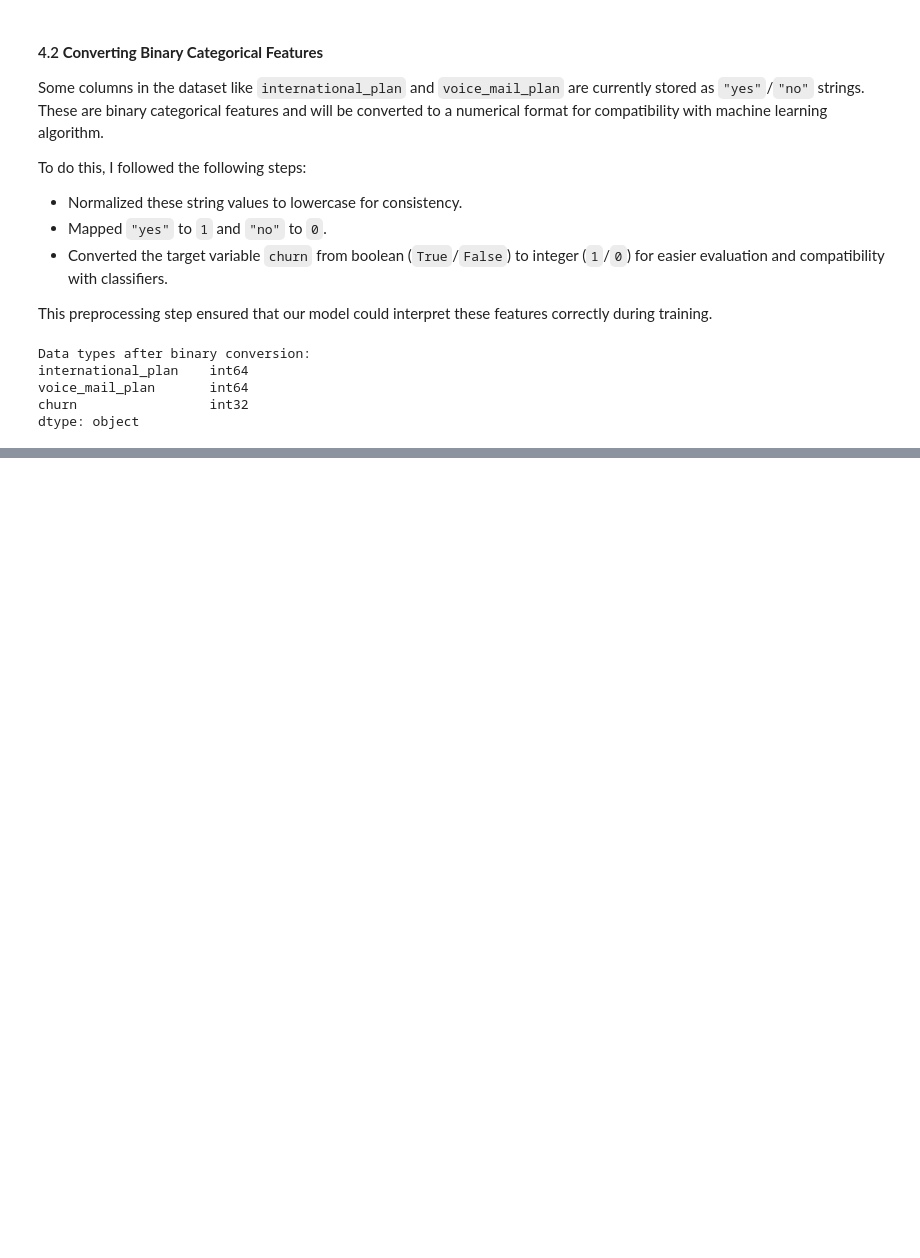
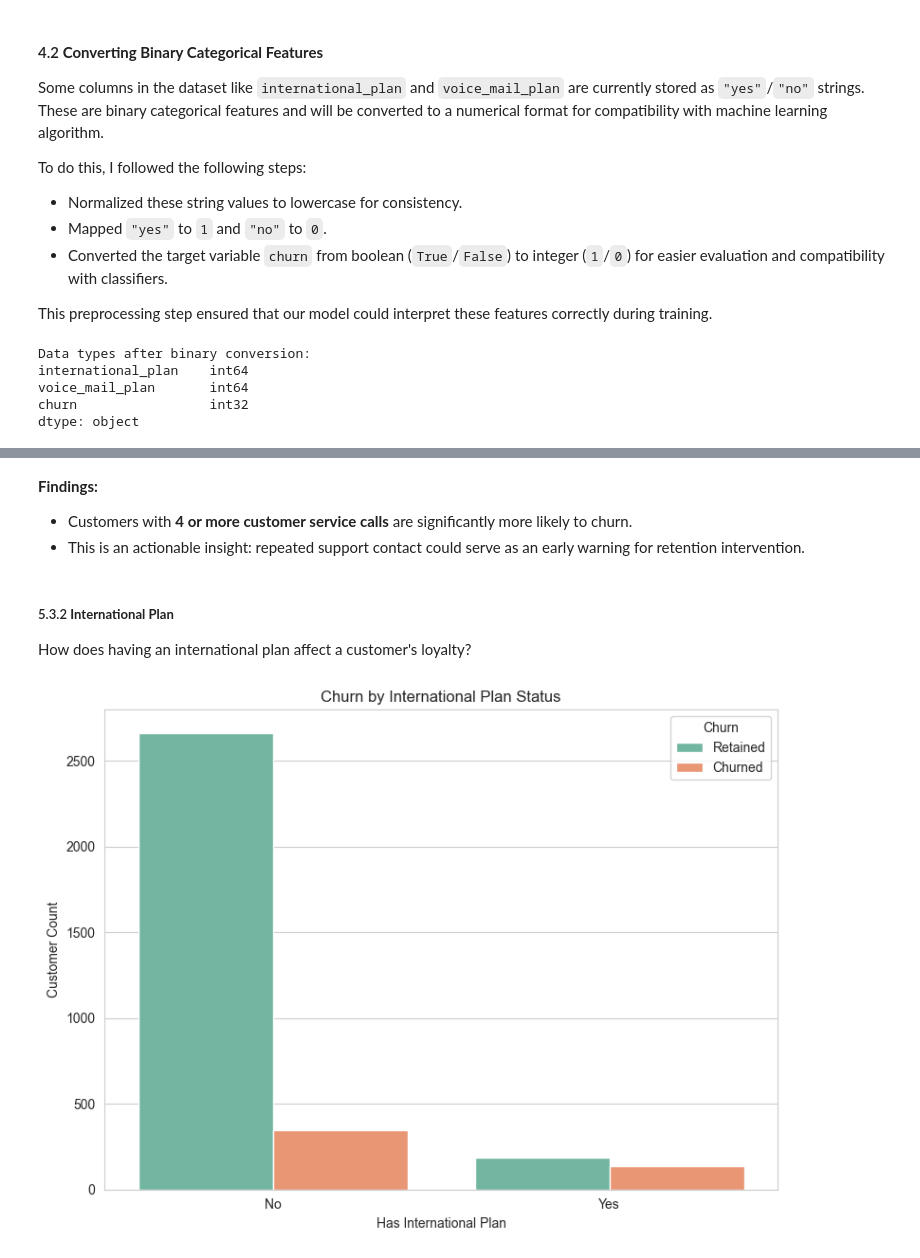
Before and after one commit to snyabut/SamwelOngechi_Churn-SyriaTel, a Jupyter notebook: Phase3_Project_final_Samwel_Ongechi.ipynb, the cells around one changed output, grey strips where cells are left out. Cells and saved outputs as stored; diff of their text form; code cells hidden in the pictures; blank space fills up the shorter version.

```diff
--- a/Phase3_Project_final_Samwel_Ongechi.ipynb
+++ b/Phase3_Project_final_Samwel_Ongechi.ipynb
@@ -234,0 +327,21 @@ dtype: object
+# %% [markdown]
+**Findings:**
+- Customers with **4 or more customer service calls** are significantly more likely to churn.
+- This is an actionable insight: repeated support contact could serve as an early warning for retention intervention.
+# %% [markdown]
+##### 5.3.2 **International Plan**
+How does having an international plan affect a customer's loyalty?
+# %%
+# Churn by international plan
+plt.figure(figsize=(8, 6))
+sns.countplot(x='international_plan', hue='churn', data=df, palette='Set2')
+plt.title('Churn by International Plan Status')
+plt.xlabel('Has International Plan')
+plt.ylabel('Customer Count')
+plt.xticks([0, 1], ['No', 'Yes'])
+plt.legend(title='Churn', labels=['Retained', 'Churned'])
+plt.tight_layout()
+plt.savefig('visualizations/churn_by_international_plan.png')
+plt.show()
+# %% [output]
+[figure, added]
```
Also changed, not shown: parts of 15 cells of this notebook, 9 other files.
